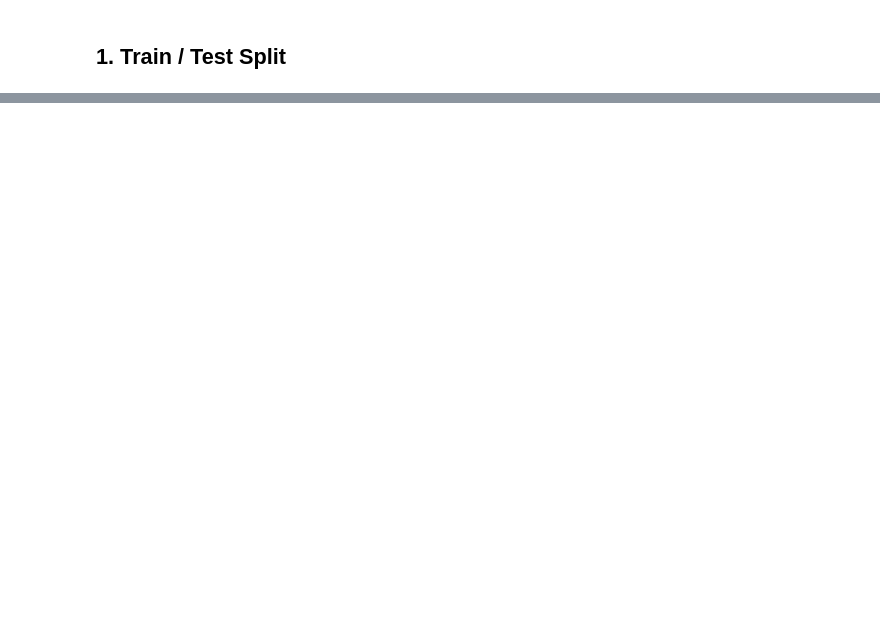
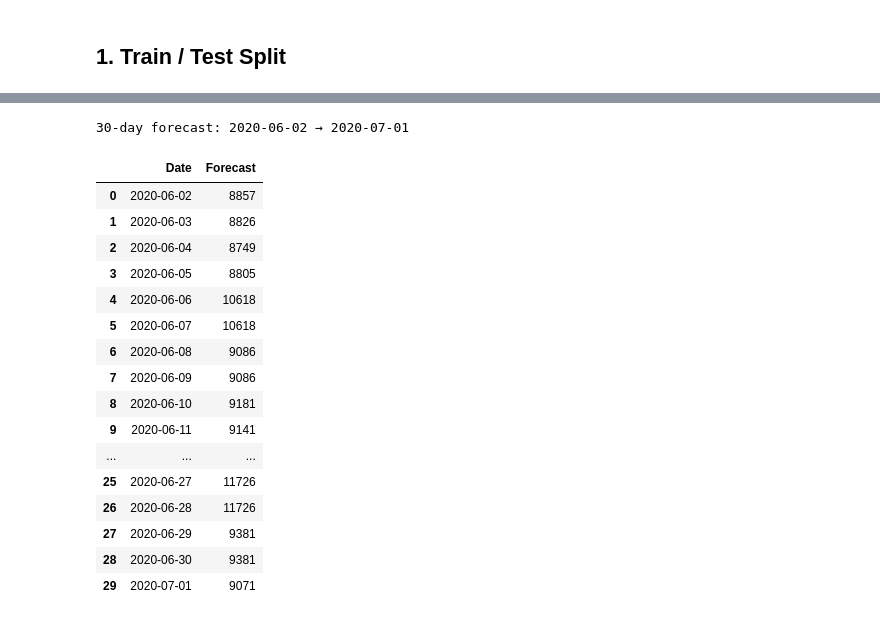
Before and after one commit to TranDaiHai2107/DRM_key_demand_forecasting, a Jupyter notebook: python/03_forecasting_model.ipynb, the cells around one changed output, grey strips where cells are left out. Drawn from its saved outputs; the diff is of its cells as text; code cells hidden in the pictures; blank space fills up the shorter version.

```diff
--- a/python/03_forecasting_model.ipynb
+++ b/python/03_forecasting_model.ipynb
@@ -195 +191,67 @@ print(f'Best iteration: {model_lgb.best_iteration}')
+# %%
+X_full = df_model[FEATURES]
+y_full = df_model[TARGET]
+
+full_set = lgb.Dataset(X_full, y_full)
+
+model_lgb_final = lgb.train(
+    params,
+    full_set,
+    num_boost_round=model_lgb.best_iteration
+)
+
+last_date = df['LogDate'].max()
+
+future_dates = pd.date_range(start=last_date + pd.Timedelta(days=1), periods=30, freq='D')
+future_df = pd.DataFrame({'LogDate': future_dates})
+future_df['DayOfWeek']   = future_df['LogDate'].dt.dayofweek
+future_df['IsWeekend']   = (future_df['DayOfWeek'] >= 5).astype(int)
+future_df['DayOfMonth']  = future_df['LogDate'].dt.day
+future_df['WeekOfYear']  = future_df['LogDate'].dt.isocalendar().week.astype(int)
+future_df['Month']       = future_df['LogDate'].dt.month
+future_df['Quarter']     = future_df['LogDate'].dt.quarter
+future_df['IsMonthStart'] = future_df['LogDate'].dt.is_month_start.astype(int)
+future_df['IsMonthEnd']  = future_df['LogDate'].dt.is_month_end.astype(int)
+
+recent = df_model[TARGET].tail(30).values
+preds = np.array([])
+
+for i in range(30):
+    all_vals = np.concatenate([recent, preds]) if len(preds) > 0 else recent.copy()
+    future_df.loc[future_df.index[i], 'Lag_7']  = all_vals[-7]
+    future_df.loc[future_df.index[i], 'Lag_14'] = all_vals[-14]
+    future_df.loc[future_df.index[i], 'Lag_30'] = all_vals[-30]
+    future_df.loc[future_df.index[i], 'MA_7']   = all_vals[-7:].mean()
+    future_df.loc[future_df.index[i], 'MA_14']  = all_vals[-14:].mean()
+    future_df.loc[future_df.index[i], 'MA_30']  = all_vals[-30:].mean()
+    future_df.loc[future_df.index[i], 'Std_7']  = all_vals[-7:].std()
+
+    pred_i = model_lgb_final.predict(future_df.loc[[future_df.index[i]], FEATURES])[0]
+    preds = np.append(preds, pred_i)
+
+future_df['Forecast'] = preds.round(0).astype(int)
+
+forecast_future = future_df[['LogDate', 'Forecast']].rename(columns={'LogDate': 'Date'})
+
+print(f'30-day forecast: {forecast_future["Date"].min().date()} → {forecast_future["Date"].max().date()}')
+display(forecast_future)
+# %% [output]
+30-day forecast: 2020-06-02 → 2020-07-01
+|  | Date | Forecast |
+| 0 | 2020-06-02 | 8857 |
+| 1 | 2020-06-03 | 8826 |
+| 2 | 2020-06-04 | 8749 |
+| 3 | 2020-06-05 | 8805 |
+| 4 | 2020-06-06 | 10618 |
+| 5 | 2020-06-07 | 10618 |
+| 6 | 2020-06-08 | 9086 |
+| 7 | 2020-06-09 | 9086 |
+| 8 | 2020-06-10 | 9181 |
+| 9 | 2020-06-11 | 9141 |
+| ... | ... | ... |
+| 25 | 2020-06-27 | 11726 |
+| 26 | 2020-06-28 | 11726 |
+| 27 | 2020-06-29 | 9381 |
+| 28 | 2020-06-30 | 9381 |
+| 29 | 2020-07-01 | 9071 |
 # %%
```
Also changed, not shown: parts of 28 cells of this notebook.
